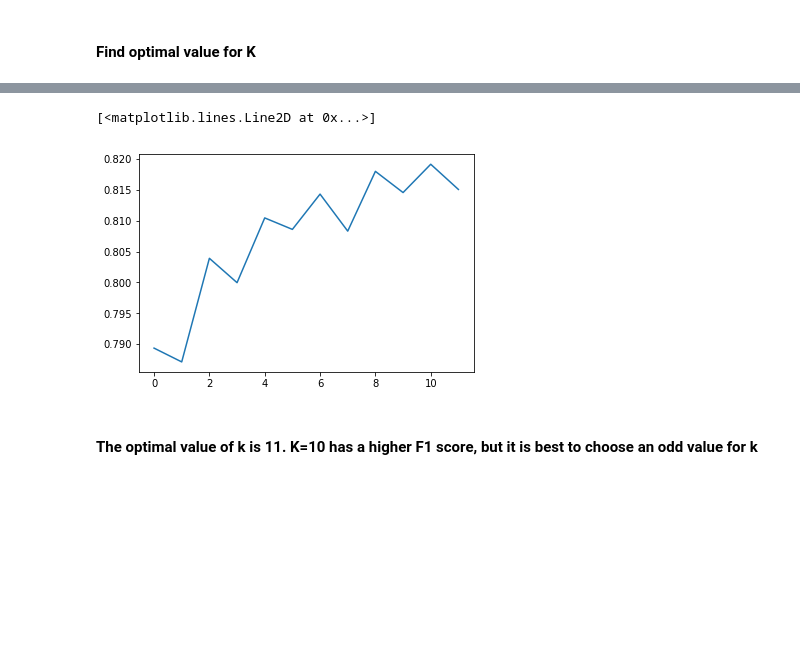
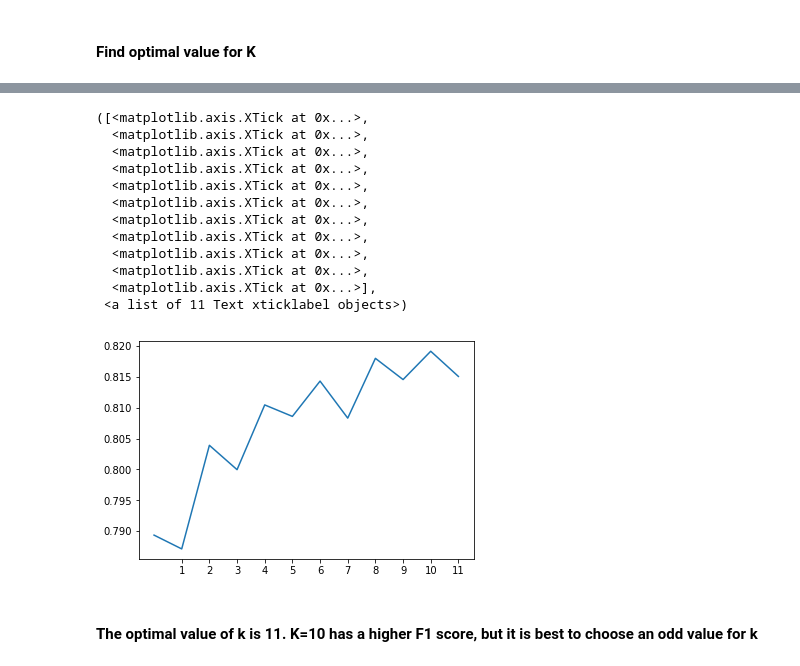
Before and after one commit to AmmarAli118/coachmod5project, a Jupyter notebook: 2_knn.ipynb, the cells around one changed output, grey strips where cells are left out. Drawn from its saved outputs; the diff is of its cells as text; code cells hidden in the pictures; blank space fills up the shorter version.

```diff
--- a/2_knn.ipynb
+++ b/2_knn.ipynb
@@ -55,10 +54,21 @@ print(k_scores)
 [0.7893464608598852, 0.7871084939919836, 0.8039086438914108, 0.7999591723874191, 0.8104587106227014, 0.8085973589196299, 0.8143193722085645, 0.808315833971389, 0.8180100876743522, 0.8145689811762993,  ...
 # %%
 plt.plot(k_scores)
-# plt.xticks(ticks=k_range)
+plt.xticks(ticks=np.arange(1, 12, step=1))
 # %% [output]
-[<matplotlib.lines.Line2D at 0x...>]
+([<matplotlib.axis.XTick at 0x...>,
+  <matplotlib.axis.XTick at 0x...>,
+  <matplotlib.axis.XTick at 0x...>,
+  <matplotlib.axis.XTick at 0x...>,
+  <matplotlib.axis.XTick at 0x...>,
+  <matplotlib.axis.XTick at 0x...>,
+  <matplotlib.axis.XTick at 0x...>,
+  <matplotlib.axis.XTick at 0x...>,
+  <matplotlib.axis.XTick at 0x...>,
+  <matplotlib.axis.XTick at 0x...>,
+  <matplotlib.axis.XTick at 0x...>],
+ <a list of 11 Text xticklabel objects>)
-[figure, old version]
+[figure, new version]
 # %% [markdown]
 #### The optimal value of k is 11. K=10 has a higher F1 score, but it is best to choose an odd value for k
 # %%
```
Also changed, not shown: parts of 1 cell of this notebook.
